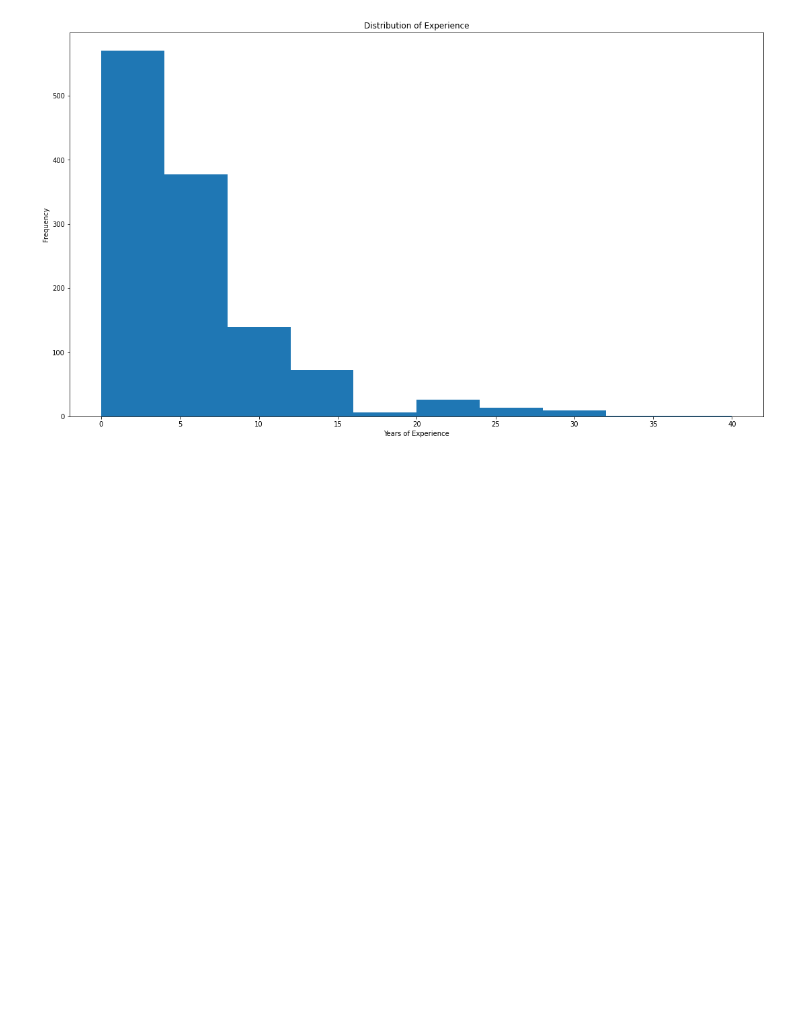
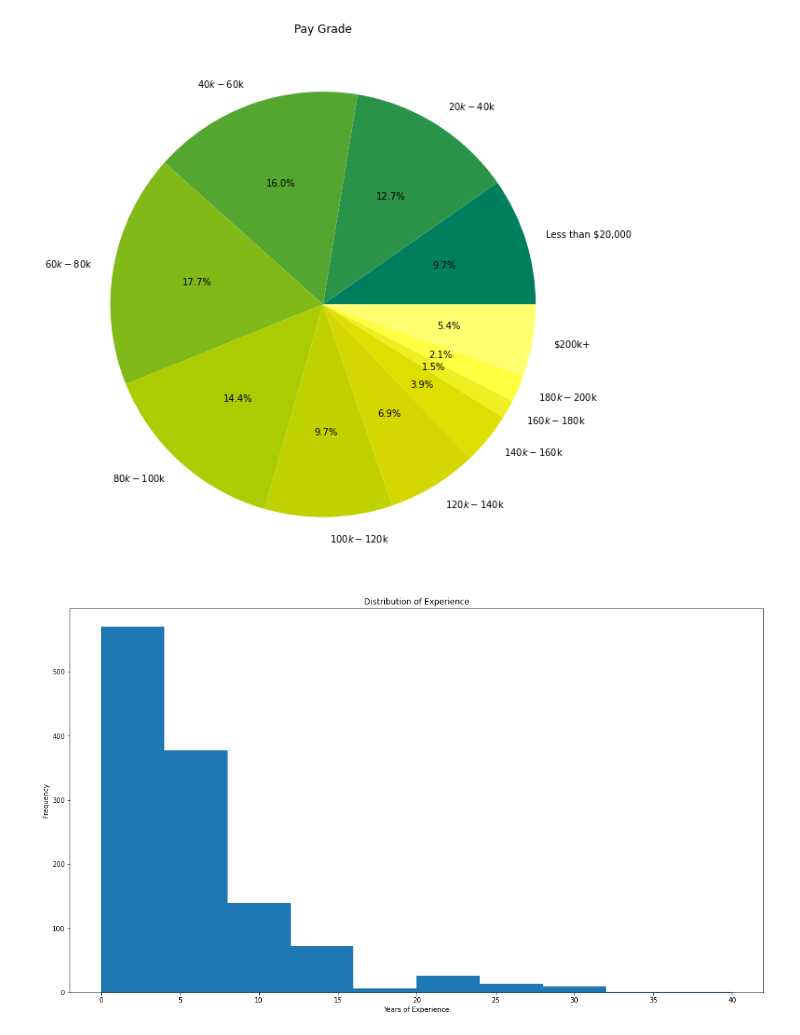
Before and after one commit to kale0009/2clap, a Jupyter notebook: CodeBase/Explore.ipynb, the cells around one changed output. Drawn from its saved outputs; the diff is of its cells as text; code cells hidden in the pictures; blank space fills up the shorter version.

```diff
--- a/CodeBase/Explore.ipynb
+++ b/CodeBase/Explore.ipynb
@@ -5,6 +5,21 @@ import torch
 import numpy as np
 import openpyxl
 import matplotlib.pyplot as plt
+# %%
+df = pd.read_csv("DataDraft1.csv")
+#Create Pie chart of Pay Grade
+df["PayAnnual"].value_counts()
+fig1, ax1 = plt.subplots()
+PayDf = df.PayAnnual.value_counts().rename_axis('Pay Ranges').reset_index(name='counts')
+PayDf["Pay Ranges"] = pd.Categorical(PayDf["Pay Ranges"], categories=["Less than $20,000", "$20k - $40k", "$40k - $60k", "$60k - $80k", "$80k - $100k", "$100k - $120k", "$120k - $140k", "$140k - $160k", "$160k - $180k", "$180k - $200k", "$200k+"], ordered=True)
+PayDf = PayDf.sort_values("Pay Ranges")
+colors = ["#007f5f", "#2b9348", "#55a630", "#80b918", "#aacc00", "#bfd200", "#d4d700", "#dddf00", "#eeef20", "#ffff3f","#FFFF70"]
+ax1.pie(PayDf["counts"], labels=PayDf["Pay Ranges"],autopct='%1.1f%%',colors=colors)
+ax1.set_title("Pay Grade")
+fig1.set_size_inches(18.5, 10.5)
+fig1.savefig('PieChartOfPayGrade.png', dpi=200)
+# %% [output]
+[figure, added]
 # %%
 #Create Histogram of Years of experience
 df["YearsDVExperience"].dropna()
```
